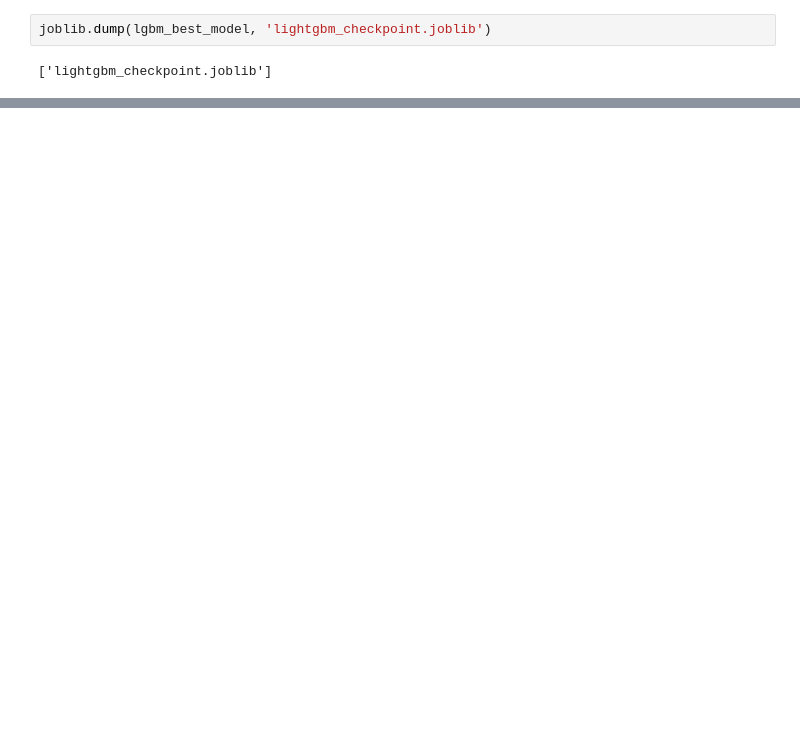
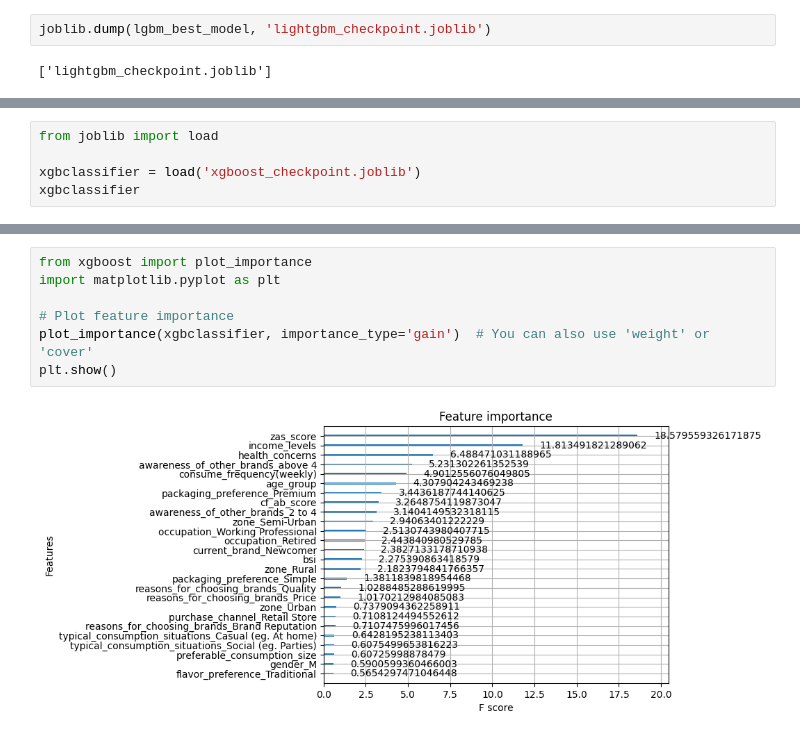
Before and after one commit to marvelousmaaz04/codebasics-virtual-internship, a Jupyter notebook: Week_4/project_resources1/Week_4_T1_T2.ipynb, the cells around one changed output, grey strips where cells are left out. Drawn from its saved outputs; the diff is of its cells as text; blank space fills up the shorter version.

```diff
--- a/Week_4/project_resources1/Week_4_T1_T2.ipynb
+++ b/Week_4/project_resources1/Week_4_T1_T2.ipynb
@@ -1825,0 +2110,5 @@ with mlflow.start_run(run_name="LGBMClassifier"):
+# %%
+from joblib import load
+
+xgbclassifier = load('xgboost_checkpoint.joblib')
+xgbclassifier
@@ -1825,0 +2237,9 @@ with mlflow.start_run(run_name="LGBMClassifier"):
+# %%
+from xgboost import plot_importance
+import matplotlib.pyplot as plt
+
+# Plot feature importance
+plot_importance(xgbclassifier, importance_type='gain')  # You can also use 'weight' or 'cover'
+plt.show()
+# %% [output]
+[figure, added]
```
Also changed, not shown: parts of 76 cells of this notebook, 4 other files.
